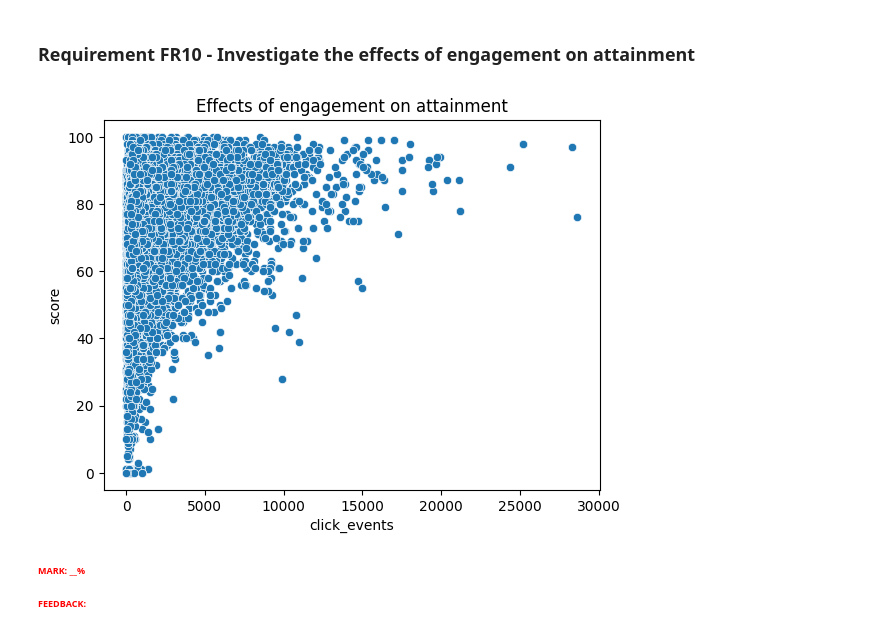
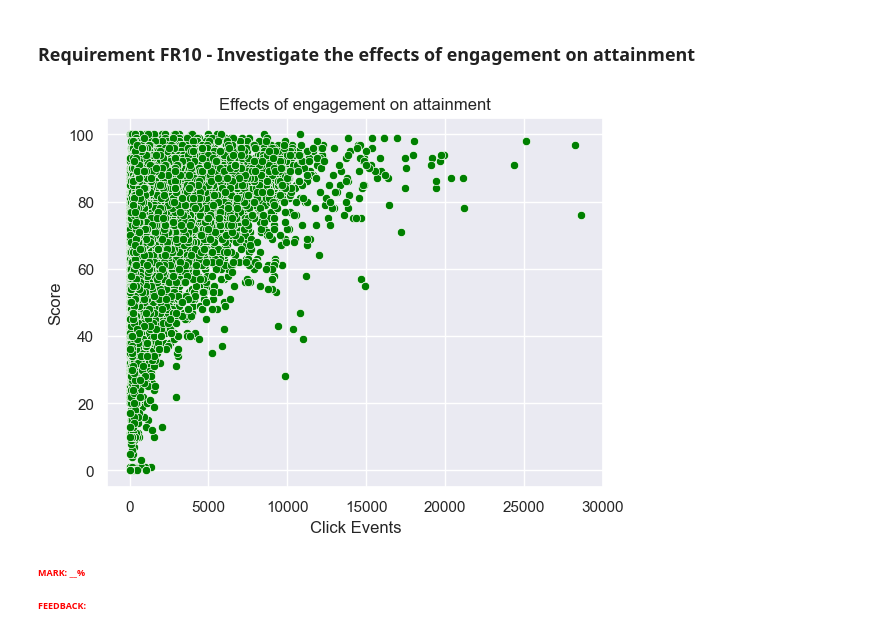
Before and after one commit to EmilyCaroline/PythonAssignment, a Jupyter notebook: UFCFVQ-15-M_Programming_Task_2_Template.ipynb, the cells around one changed output. Saved outputs shown, nothing was run; the diff lists cells and outputs as text; code cells hidden in the pictures.

```diff
--- a/UFCFVQ-15-M_Programming_Task_2_Template.ipynb
+++ b/UFCFVQ-15-M_Programming_Task_2_Template.ipynb
@@ -66,17 +49,28 @@ else:
 <p style="color:red; font-weight:bold; font-size:xx-small">FEEDBACK: </p>
 # %% [markdown]
 ### Requirement FR10 - Investigate the effects of engagement on attainment
-# %%
-# import modules
-import matplotlib.pyplot as plt
-import seaborn as sns
-from scipy import stats
-
-#  Use scatterplot to visualize if there is any relation between the engagement (click_events) and level of engagement (scores)
-sns.scatterplot(x="click_events", y="score", data=output_df).set(title='Effects of engagement on attainment')
-plt.show()
-# %% [output]
-[figure, removed]
+# %%
+# import modules
+import matplotlib.pyplot as plt
+import numpy as np
+import seaborn as sns
+from scipy import stats
+sns.set_theme(style="darkgrid")
+
+# In this particular example, I will use scatterplot() to visualize if there is any relation between the engagement (click_events) and level of engagement (scores).
+fig = sns.scatterplot(data=output_df, x="click_events", y="score", color="green").set(title='Effects of engagement on attainment')
+plt.xlabel("Click Events")
+plt.ylabel("Score")
+plt.show(fig)
+
+
+# In the below scatter-plot, The x-axis represents "Click Events", and the y-axis represents "Score".
+# If the data points make a straight line going from the origin out to high x- and y-values, then the variables are said to have a positive correlation .
+# If the line goes from a high-value on the y-axis down to a high-value on the x-axis, the variables have a negative correlation.
+# Click Events can range from 0 to 30000, and score are from 0 to 100
+# In general, we can see there there is a slightly statistically significant relationship between two variables.
+# %% [output]
+[figure, added]
 # %% [markdown]
 <p style="color:red; font-weight:bold; font-size:xx-small">MARK: __%</p>
 <p style="color:red; font-weight:bold; font-size:xx-small">FEEDBACK: </p>
```
Also changed, not shown: parts of 9 cells of this notebook.
